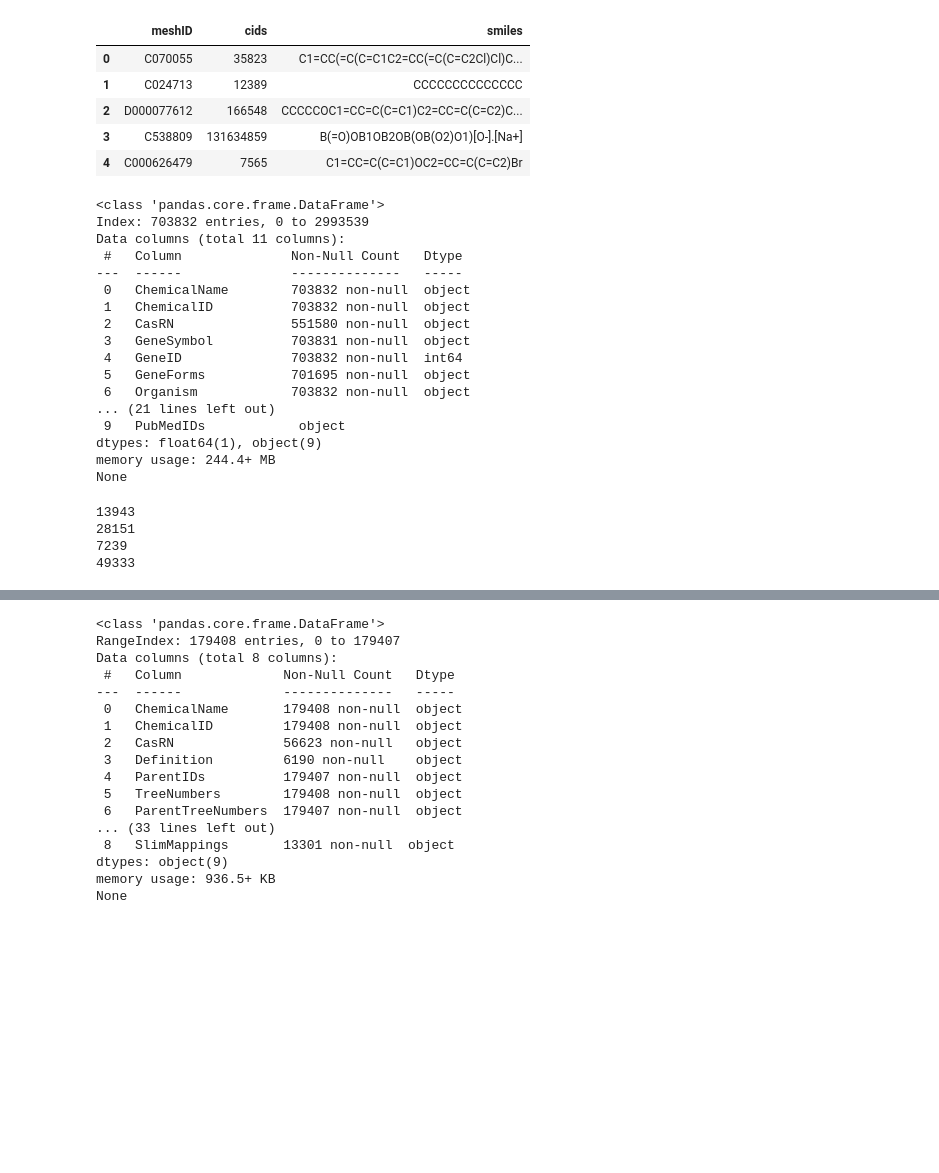
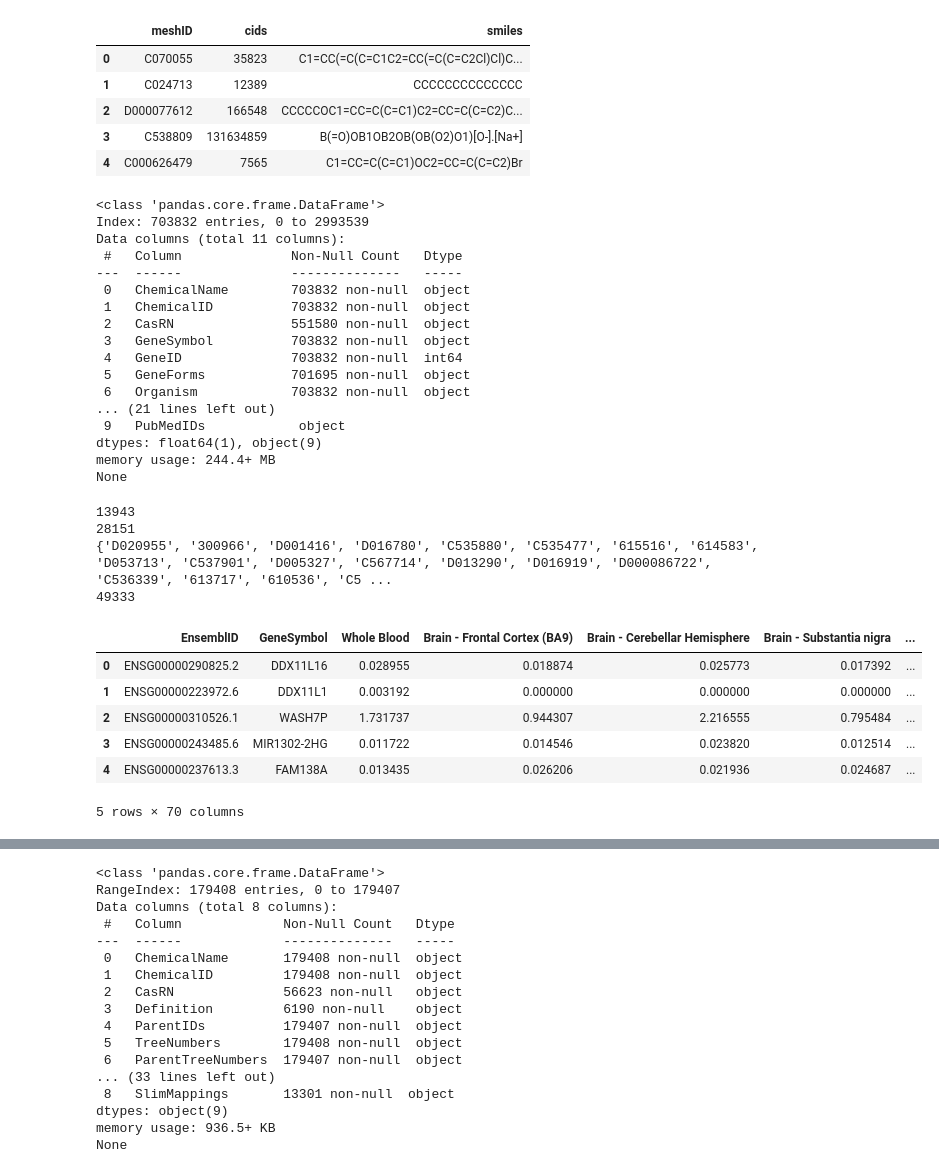
Before and after one commit to Tirthalg/Drug_Repositioning, a Jupyter notebook: sem2/graphcreate final.ipynb, the cells around one changed output, grey strips where cells are left out. Saved outputs shown, nothing was run; the diff lists cells and outputs as text; code cells hidden in the pictures; blank space fills up the shorter version.

```diff
--- a/sem2/graphcreate final.ipynb
+++ b/sem2/graphcreate final.ipynb
@@ -54,6 +50,9 @@ known.head()
 # %%
 df_cg = df_cg[df_cg["ChemicalID"].isin(known["meshID"])]
 df_cd = df_cd[df_cd["ChemicalID"].isin(known["meshID"])]
+df_cd['DiseaseID'] = df_cd['DiseaseID'].str[5:]
+df_gd['DiseaseID'] = df_gd['DiseaseID'].str[5:]
+df_d['DiseaseID'] = df_d['DiseaseID'].str[5:]
 
 print(df_cg.info())
 print(df_cd.info())
@@ -66,7 +65,7 @@ Data columns (total 11 columns):
  0   ChemicalName        703832 non-null  object
  1   ChemicalID          703832 non-null  object
  2   CasRN               551580 non-null  object
- 3   GeneSymbol          703831 non-null  object
+ 3   GeneSymbol          703832 non-null  object
  4   GeneID              703832 non-null  int64
  5   GeneForms           701695 non-null  object
  6   Organism            703832 non-null  object
@@ -80,15 +77,25 @@ G = nx.Graph()
 # %%
 chemicals = (set(df_cg['ChemicalID'].unique()) | set(df_cd['ChemicalID'].unique())) & set(known['meshID'])
-genes = set(df_cg['GeneID'].unique()) | set(df_gd['GeneID'].unique())
+genes = set(df_cg['GeneSymbol'].unique()) | set(df_gd['GeneSymbol'].unique())
 diseases = set(df_cd['DiseaseID'].unique()) | set(df_gd['DiseaseID'].unique())
 
 print(len(chemicals))
 print(len(genes))
-diseases = [dis[5:] for dis in diseases]
-print(len(diseases))
+print(diseases)
 print(len(chemicals)+len(genes)+len(diseases))
 # %% [output]
 13943
 28151
-7239
+{'D020955', '300966', 'D001416', 'D016780', 'C535880', 'C535477', '615516', '614583', 'D053713', 'C537901', 'D005327', 'C567714', 'D013290', 'D016919', 'D000086722', 'C536339', '613717', '610536', 'C5 ...
 49333
+# %%
+gene_emb = pd.read_csv('gtex_gene_tissue_expression.csv',na_values=["N/A", "", "nan", "NaN", "NULL"],keep_default_na=False)
+gene_emb.head()
+# %% [output]
+|  | EnsemblID | GeneSymbol | Whole Blood | Brain - Frontal Cortex (BA9) | Brain - Cerebellar Hemisphere | Brain - Substantia nigra | ... |
+| 0 | ENSG00000290825.2 | DDX11L16 | 0.028955 | 0.018874 | 0.025773 | 0.017392 | ... |
+| 1 | ENSG00000223972.6 | DDX11L1 | 0.003192 | 0.000000 | 0.000000 | 0.000000 | ... |
+| 2 | ENSG00000310526.1 | WASH7P | 1.731737 | 0.944307 | 2.216555 | 0.795484 | ... |
+| 3 | ENSG00000243485.6 | MIR1302-2HG | 0.011722 | 0.014546 | 0.023820 | 0.012514 | ... |
+| 4 | ENSG00000237613.3 | FAM138A | 0.013435 | 0.026206 | 0.021936 | 0.024687 | ... |
+5 rows × 70 columns
```
Also changed, not shown: parts of 21 cells of this notebook, 34 other files.
